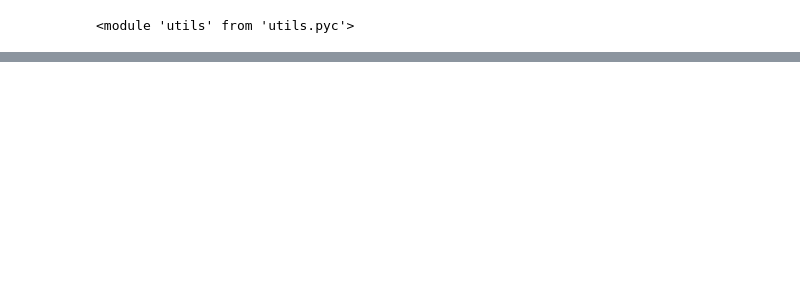
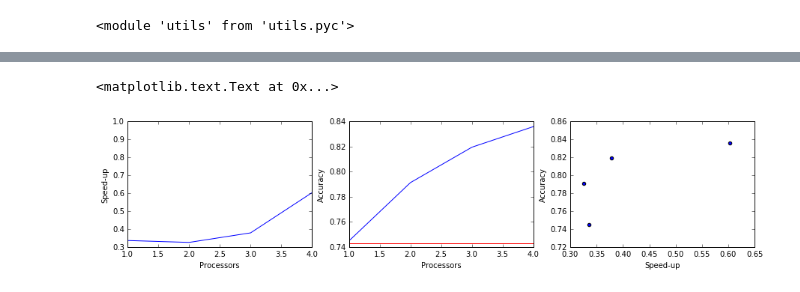
Before and after one commit to angadgill/Parallel-SGD, a Jupyter notebook: Benchmark.ipynb, the cells around one changed output, grey strips where cells are left out. Saved outputs shown, nothing was run; the diff lists cells and outputs as text; code cells hidden in the pictures; blank space fills up the shorter version.

```diff
--- a/Benchmark.ipynb
+++ b/Benchmark.ipynb
@@ -215,0 +187,38 @@ plt.ylabel("time (seconds)")
+# %%
+speedup_acc = []
+
+for n_jobs in range(1, 5):
+    n_iter_per_job = n_iter/n_jobs
+    coef = np.random.sample(size=(X_train.shape[1],))
+    intercept = np.random.sample(size=(1,))
+    start_time = time.time()
+    sgd = utils.psgd_4(SGDRegressor(),
+                       n_iter_per_job, n_jobs,
+                       X_train, y_train,
+                       coef, intercept)
+    elapsed_time = time.time() - start_time
+    speedup_acc += [[time1/elapsed_time, sgd.score(X_test, y_test)]]
+
+speedup_acc = np.array(speedup_acc).T
+# %%
+plt.figure(figsize=(15, 3))
+
+plt.subplot(1, 3, 1)
+plt.plot(range(1,5), speedup_acc[0])
+plt.axhline(1, c='r')
+plt.xlabel("Processors")
+plt.ylabel("Speed-up")
+
+plt.subplot(1, 3, 2)
+plt.plot(range(1,5), speedup_acc[1])
+plt.axhline(y=score1, c='r')
+plt.xlabel("Processors")
+plt.ylabel("Accuracy")
+
+plt.subplot(1, 3, 3)
+plt.scatter(speedup_acc[0], speedup_acc[1])
+plt.xlabel("Speed-up")
+plt.ylabel("Accuracy")
+# %% [output]
+<matplotlib.text.Text at 0x...>
+[figure, added]
```
Also changed, not shown: parts of 40 cells of this notebook, 1 other file.
